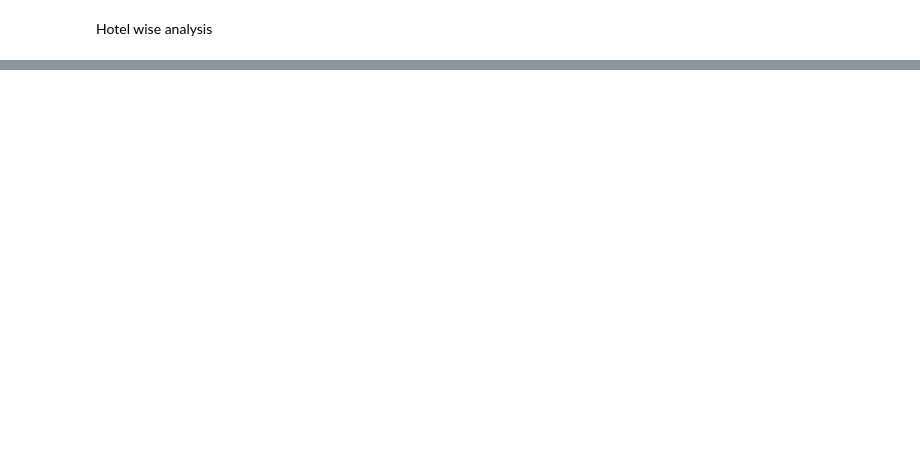
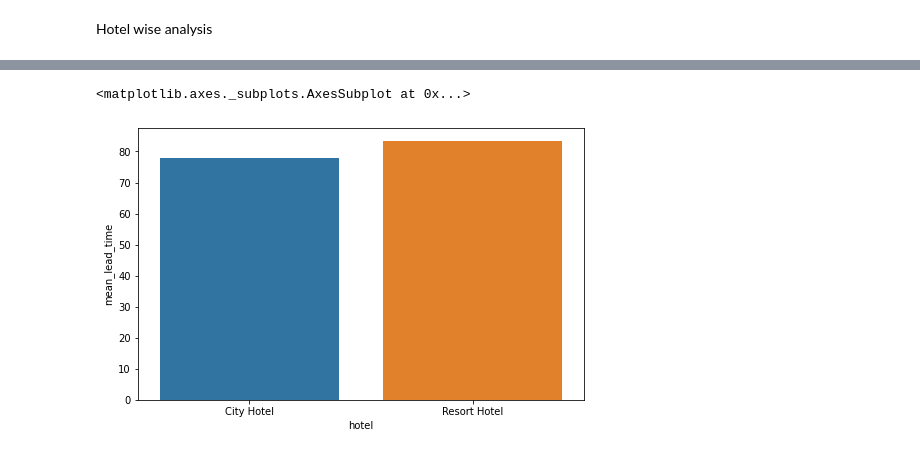
Before and after one commit to Neerajdataguy/EDA-Hotel-Booking, a Jupyter notebook: EDA(Group)_Hotel_Booking_Analysis_Capstone_Project.ipynb, the cells around one changed output, grey strips where cells are left out. Cells and saved outputs as stored; diff of their text form; code cells hidden in the pictures; blank space fills up the shorter version.

```diff
--- a/EDA(Group)_Hotel_Booking_Analysis_Capstone_Project.ipynb
+++ b/EDA(Group)_Hotel_Booking_Analysis_Capstone_Project.ipynb
@@ -212,0 +231,7 @@ Hotel wise analysis
+# %%
+d2 = grouped_by_hotel['lead_time'].agg(np.mean).reset_index().rename(columns = {'lead_time':'mean_lead_time'})
+plt.figure(figsize = (8,5))
+sns.barplot(x = d2['hotel'], y = d2['mean_lead_time'] )
+# %% [output]
+<matplotlib.axes._subplots.AxesSubplot at 0x...>
+[figure, added]
```
Also changed, not shown: parts of 10 cells of this notebook.
